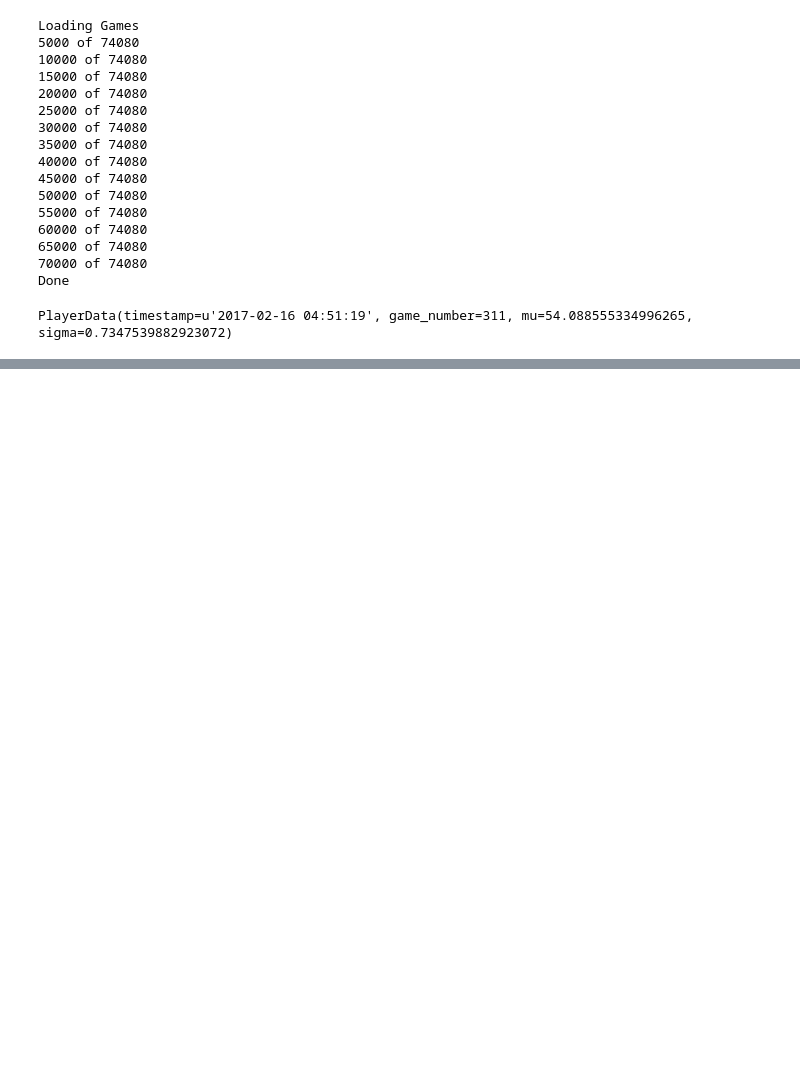
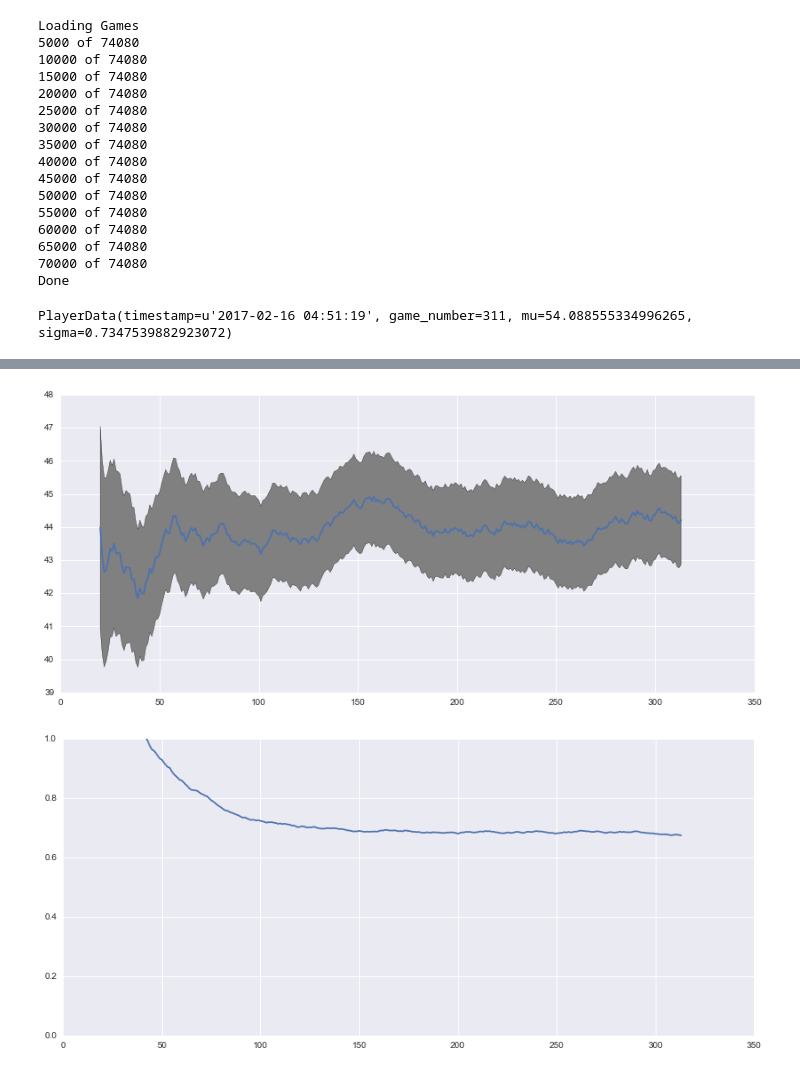
Before and after one commit to DanielVF/Halite-Ranking-Viz, a Jupyter notebook: Trueskill-Seaborn.ipynb, the cells around one changed output, grey strips where cells are left out. Cells and saved outputs as stored; diff of their text form; code cells hidden in the pictures; blank space fills up the shorter version.

```diff
--- a/Trueskill-Seaborn.ipynb
+++ b/Trueskill-Seaborn.ipynb
@@ -71,0 +78,5 @@ plot_converge(players["nmalaguti"])
+# %%
+plot_converge(players["tmseiler"])
+# %% [output]
+[figure, added]
+[figure, added]
```
Also changed, not shown: parts of 3 cells of this notebook.
